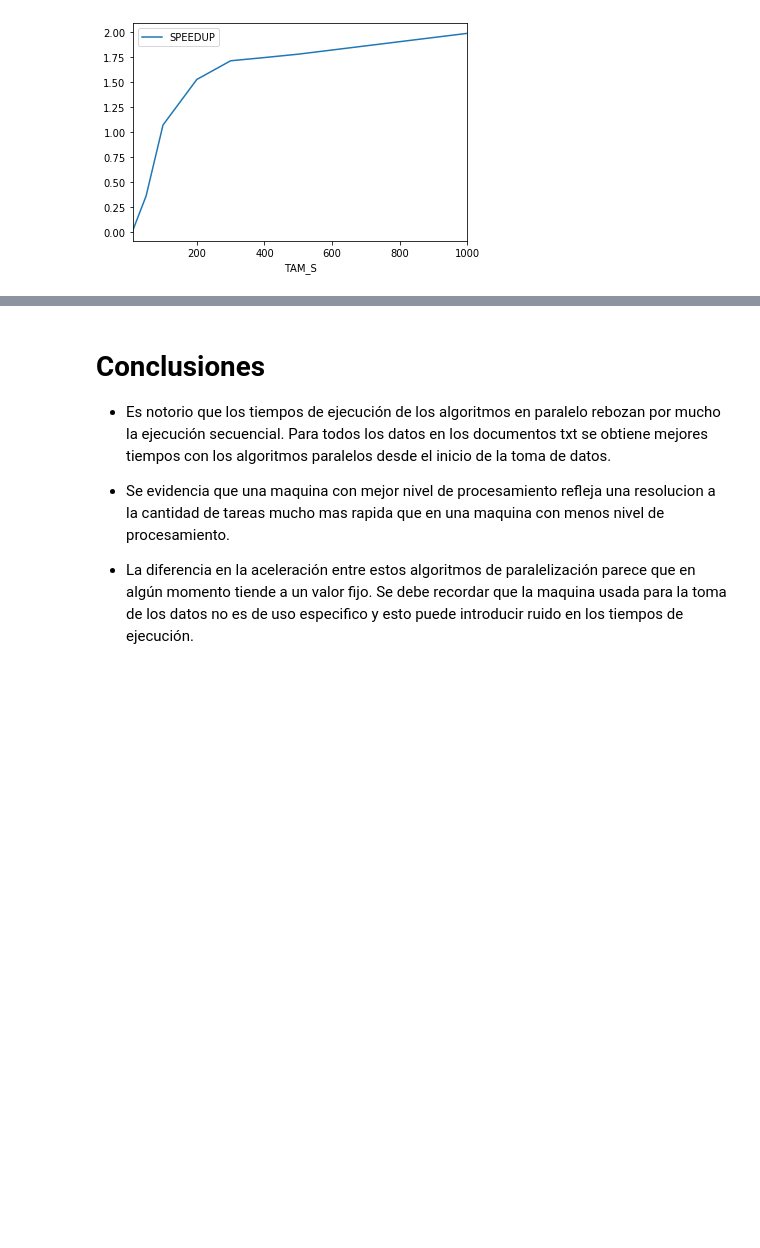
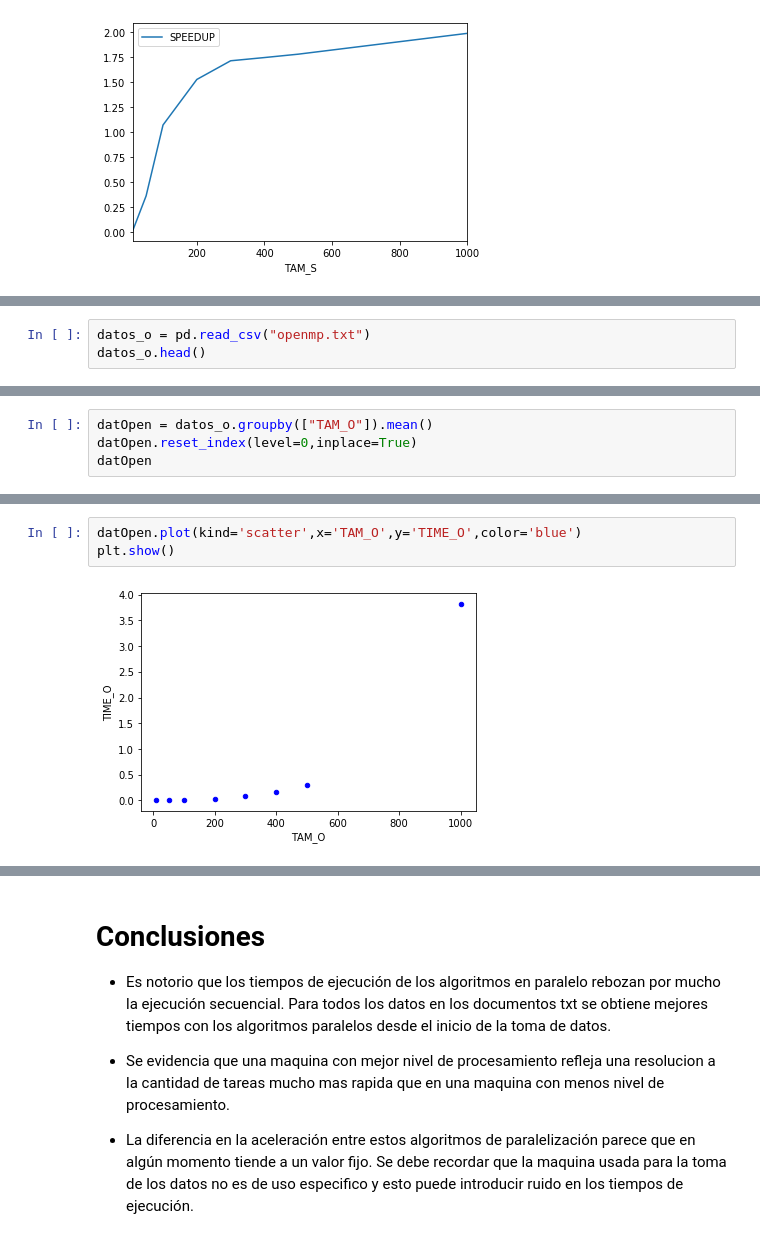
Before and after one commit to M4ur0-6M/HPC, a Jupyter notebook: MultiMatrix/readme.ipynb, the cells around one changed output, grey strips where cells are left out. Drawn from its saved outputs; the diff is of its cells as text; blank space fills up the shorter version.

```diff
--- a/MultiMatrix/readme.ipynb
+++ b/MultiMatrix/readme.ipynb
@@ -102,0 +105,3 @@ plt.show()
+# %%
+datos_o = pd.read_csv("openmp.txt")
+datos_o.head()
@@ -102,0 +115,4 @@ plt.show()
+# %%
+datOpen = datos_o.groupby(["TAM_O"]).mean()
+datOpen.reset_index(level=0,inplace=True)
+datOpen
@@ -102,0 +129,5 @@ plt.show()
+# %%
+datOpen.plot(kind='scatter',x='TAM_O',y='TIME_O',color='blue')
+plt.show()
+# %% [output]
+[figure, added]
```
Also changed, not shown: parts of 17 cells of this notebook.
